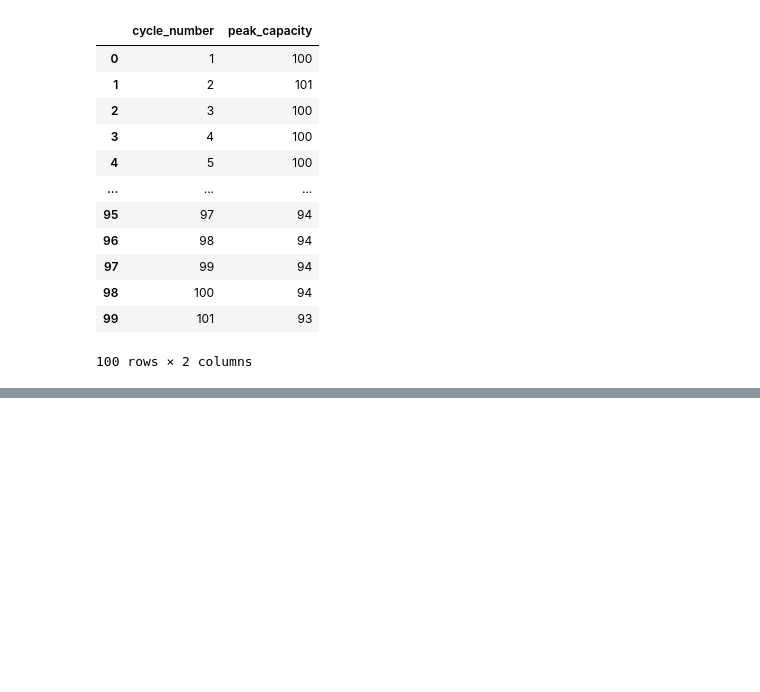
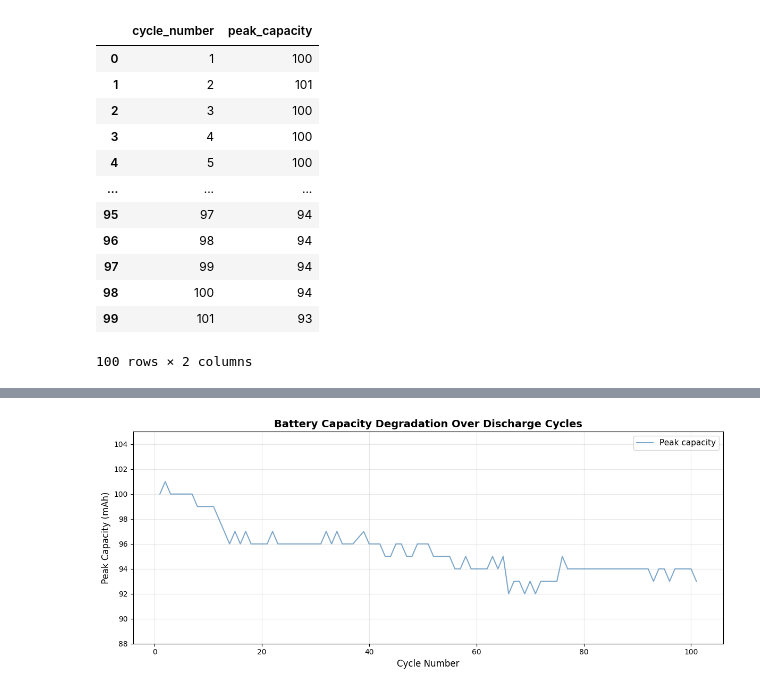
Before and after one commit to Niegeee/CMSC320-Battery-Degradation-Prediction, a Jupyter notebook: battery.ipynb, the cells around one changed output, grey strips where cells are left out. Drawn from its saved outputs; the diff is of its cells as text; code cells hidden in the pictures; blank space fills up the shorter version.

```diff
--- a/battery.ipynb
+++ b/battery.ipynb
@@ -374,0 +380,17 @@ display(df_cycles)
+# %%
+fig, ax = plt.subplots(figsize=(12, 5))
+
+ax.plot(df_cycles['cycle_number'], df_cycles['peak_capacity'],
+        color='steelblue', linewidth=1.5, alpha=0.7, label='Peak capacity')
+
+ax.set_xlabel('Cycle Number', fontsize=12)
+ax.set_ylabel('Peak Capacity (mAh)', fontsize=12)
+ax.set_title('Battery Capacity Degradation Over Discharge Cycles', fontsize=14, fontweight='bold')
+ax.legend(fontsize=11)
+ax.grid(True, alpha=0.3)
+ax.set_ylim(88, 105)
+
+plt.tight_layout()
+plt.show()
+# %% [output]
+[figure, added]
```
Also changed, not shown: parts of 12 cells of this notebook.
